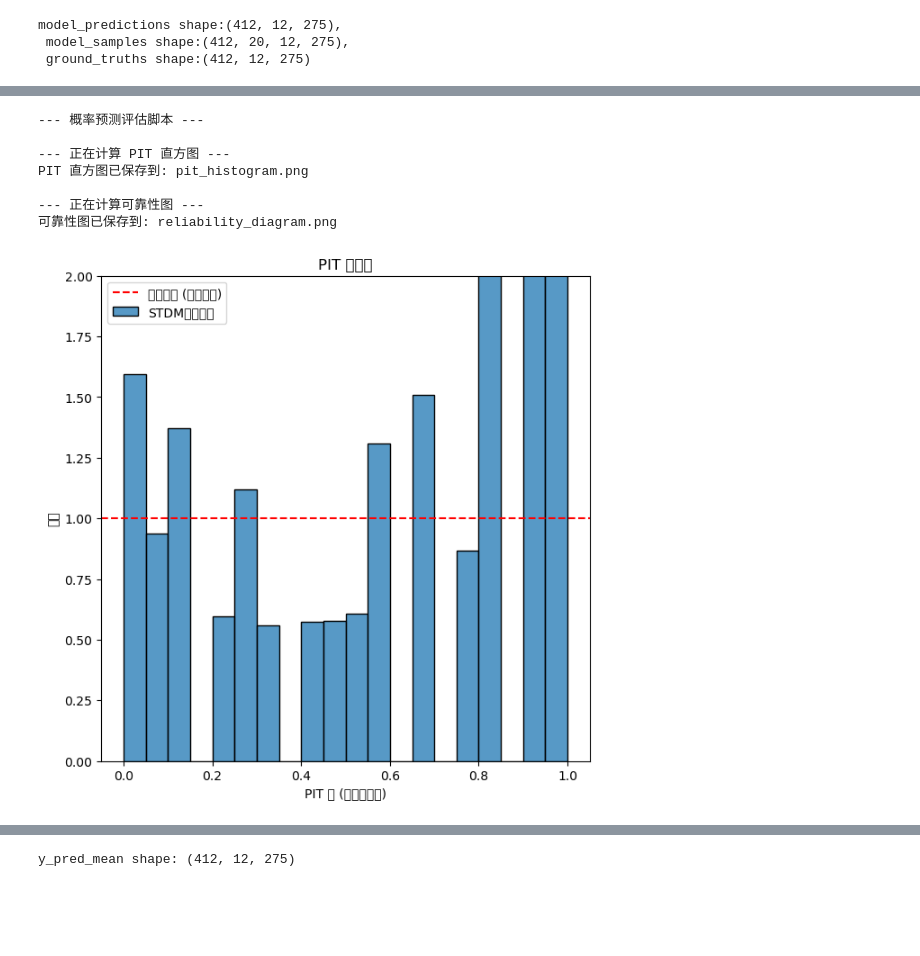
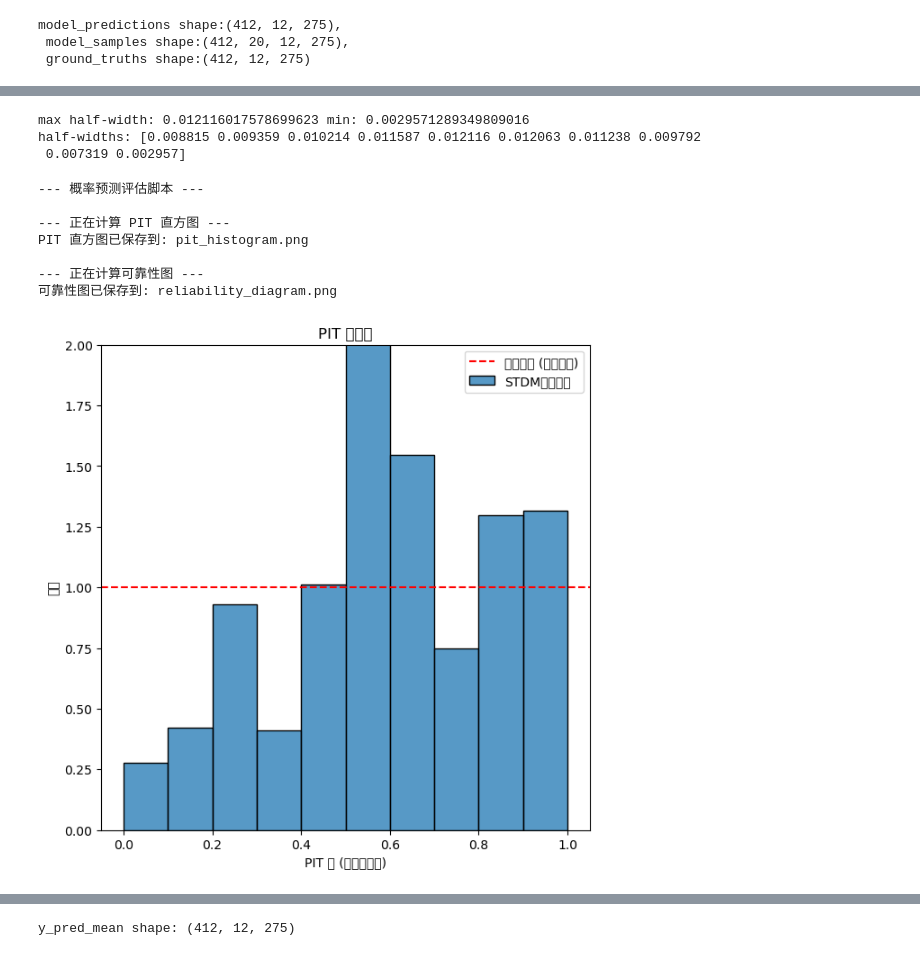
Before and after one commit to ZJU-Andy-Lau/STDM, a Jupyter notebook: draw_p.ipynb, the cells around one changed output, grey strips where cells are left out. Saved outputs shown, nothing was run; the diff lists cells and outputs as text; code cells hidden in the pictures; blank space fills up the shorter version.

```diff
--- a/draw_p.ipynb
+++ b/draw_p.ipynb
@@ -11,9 +11,9 @@ from scipy.stats import t
 import seaborn as sns
 # %%
 
-model_predictions = np.load("results/pred_20251125_160242_second_best.npy")
-ground_truths = np.load("results/ground_truths.npy")
-model_samples = np.load("results/samples_20251125_160242_second_best.npy")
+model_predictions = np.load("results/pred_20251218_121419_best_val_post_test.npy")
+ground_truths = np.load("results/truths.npy")
+model_samples = np.load("results/samples_20251218_121419_best_val_post_test.npy")
 baseline_predictions = np.load("urbanev/TimeXer_predictions.npy")
 baseline_predictions = np.concatenate([baseline_predictions[:, :, -1:], baseline_predictions], axis=-1)[:, :, :-1]
 baseline_predictions = baseline_predictions[:model_predictions.shape[0]]
@@ -25,3 +25,9 @@ print(f"model_predictions shape:{model_predictions.shape},\n model_samples shape
 model_predictions shape:(412, 12, 275),
  model_samples shape:(412, 20, 12, 275),
  ground_truths shape:(412, 12, 275)
+# %%
+# 定义数据形状
+B = 412  # 批量大小 (数据点数量)
+L = 12   # 预测长度
+N = 275  # 节点数
+S = 40   # 样本数 (NUM_SAMPLES)
@@ -27,0 +234,11 @@ model_predictions shape:(412, 12, 275),
+# %%
+# 计算 randomized PIT（更严谨）
+pit_values = calculate_pit_randomized(ground_truths, model_samples, seed=0)
+plot_pit_histogram(pit_values, bins=20, title="PIT Histogram (Randomized)")
+
+# 计算 quantile reliability + CI + ECE/MCE
+q, obs, n_points, ci, ece, mce = calculate_quantile_reliability(
+    ground_truths, model_samples,
+    quantiles=np.linspace(0.1, 1.0, 20)
+)
+plot_quantile_reliability(q, obs, ci, ece=ece, mce=mce, title="Quantile Reliability Diagram")
@@ -28,3 +437,11 @@ model_predictions shape:(412, 12, 275),
+# %%
+half_width = 0.5 * (res["ci_high"] - res["ci_low"])
+print("max half-width:", half_width.max(), "min:", half_width.min())
+print("half-widths:", np.round(half_width, 6))
+# %% [output]
+max half-width: 0.012116017578699623 min: 0.0029571289349809016
+half-widths: [0.008815 0.009359 0.010214 0.011587 0.012116 0.012063 0.011238 0.009792
+ 0.007319 0.002957]
 # %%
 def calculate_pit(y_true, y_pred_samples):
     """
@@ -118,21 +535,13 @@ def calculate_reliability_diagram(y_true, y_pred_samples, num_bins=10):
 print("--- 概率预测评估脚本 ---")
 
 
-
-# 定义数据形状
-B = 500  # 批量大小 (数据点数量)
-L = 12   # 预测长度
-N = 275  # 节点数
-S = 40   # 样本数 (NUM_SAMPLES)
-
-
 # --- 2. 计算并绘制 PIT 直方图 ---
 print("\n--- 正在计算 PIT 直方图 ---")
 pit_values_calibrated = calculate_pit(ground_truths, model_samples)
 
 
 plt.figure(figsize=(7, 7))
-sns.histplot(pit_values_calibrated, bins=20, kde=False, stat="density", label="STDM模型分布")
+sns.histplot(pit_values_calibrated, bins=10, kde=False, stat="density", label="STDM模型分布")
 plt.axhline(1.0, color='red', linestyle='--', label='完美校准 (均匀分布)')
 plt.title('PIT 直方图')
 plt.xlabel('PIT 值 (经验分位数)')
@@ -144,31 +553,31 @@ plt.ylim(0, 2) # 设置Y轴范围以便比较
 pit_hist_path = 'pit_histogram.png'
 # plt.savefig(pit_hist_path)
 print(f"PIT 直方图已保存到: {pit_hist_path}")
 
 # --- 3. 计算并绘制可靠性图 ---
 print("\n--- 正在计算可靠性图 ---")
 expected_q, observed_freq_calibrated = calculate_reliability_diagram(ground_truths, model_samples)
 
 plt.figure(figsize=(7, 7))
 
 plt.plot([0, 1], [0, 1], 'r--', label='perfect reliability line')
 plt.plot(expected_q, observed_freq_calibrated, 'bo-', label='STDM')
 plt.title('reliability diagram ')
 plt.xlabel('predicted quantiles')
 plt.ylabel('observed frequencies')
 plt.axis('square') # 确保x和y轴等比例
 plt.legend()
 plt.grid(True)
 
 reliability_diag_path = 'reliability_diagram.png'
 # plt.savefig(reliability_diag_path)
 print(f"可靠性图已保存到: {reliability_diag_path}")
 # %% [output]
 --- 概率预测评估脚本 ---
 
 --- 正在计算 PIT 直方图 ---
 PIT 直方图已保存到: pit_histogram.png
 
 --- 正在计算可靠性图 ---
 可靠性图已保存到: reliability_diagram.png
-[figure, old version]
+[figure, new version]
```
Also changed, not shown: parts of 10 cells of this notebook, 1 other file.
